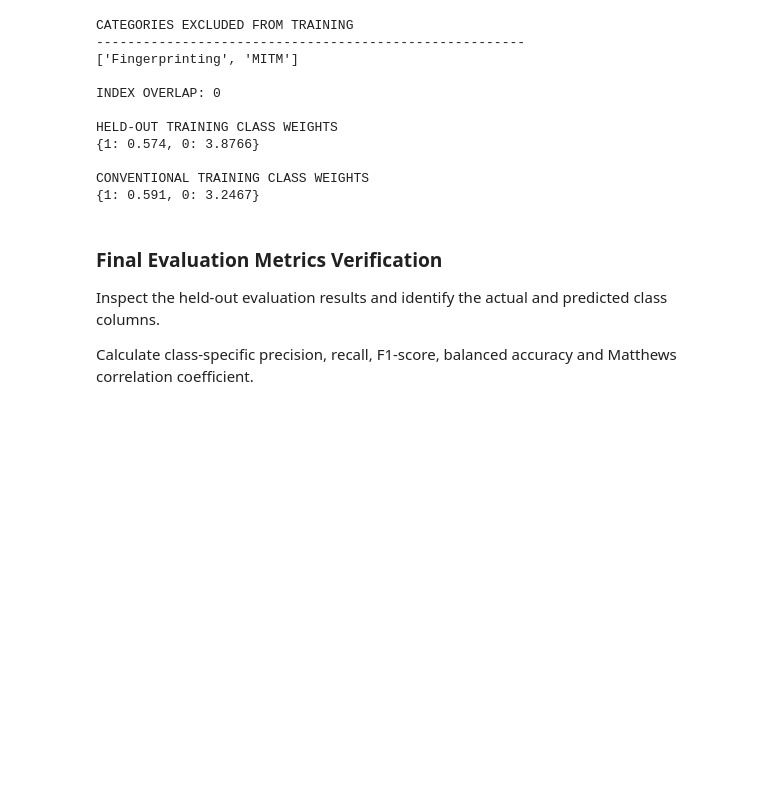
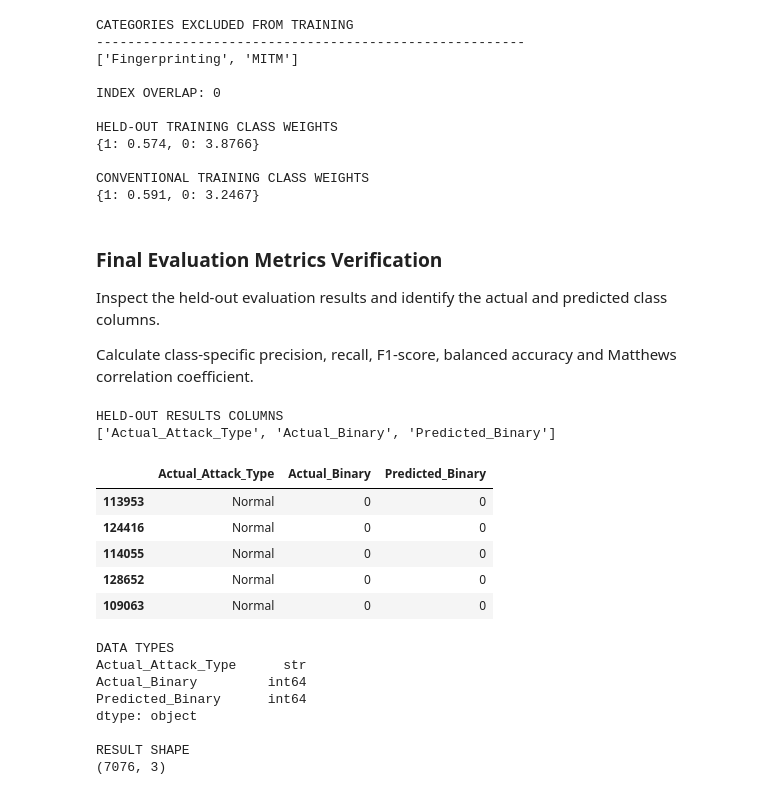
Before and after one commit to Agumekenneth/Data-Science-Final-year-Project--Prototype-1, a Jupyter notebook: IoT.ipynb, the cells around one changed output. Cells and saved outputs as stored; diff of their text form; code cells hidden in the pictures; blank space fills up the shorter version.

```diff
--- a/IoT.ipynb
+++ b/IoT.ipynb
@@ -4841,3 +4841,31 @@ and predicted class columns.
 
 Calculate class-specific precision, recall, F1-score,
 balanced accuracy and Matthews correlation coefficient.
+# %%
+print("HELD-OUT RESULTS COLUMNS")
+print(held_results.columns.tolist())
+
+display(held_results.head())
+
+print("\nDATA TYPES")
+print(held_results.dtypes)
+
+print("\nRESULT SHAPE")
+print(held_results.shape)
+# %% [output]
+HELD-OUT RESULTS COLUMNS
+['Actual_Attack_Type', 'Actual_Binary', 'Predicted_Binary']
+|  | Actual_Attack_Type | Actual_Binary | Predicted_Binary |
+| 113953 | Normal | 0 | 0 |
+| 124416 | Normal | 0 | 0 |
+| 114055 | Normal | 0 | 0 |
+| 128652 | Normal | 0 | 0 |
+| 109063 | Normal | 0 | 0 |
+DATA TYPES
+Actual_Attack_Type      str
+Actual_Binary         int64
+Predicted_Binary      int64
+dtype: object
+
+RESULT SHAPE
+(7076, 3)
```
Also changed, not shown: parts of 1 cell of this notebook.
